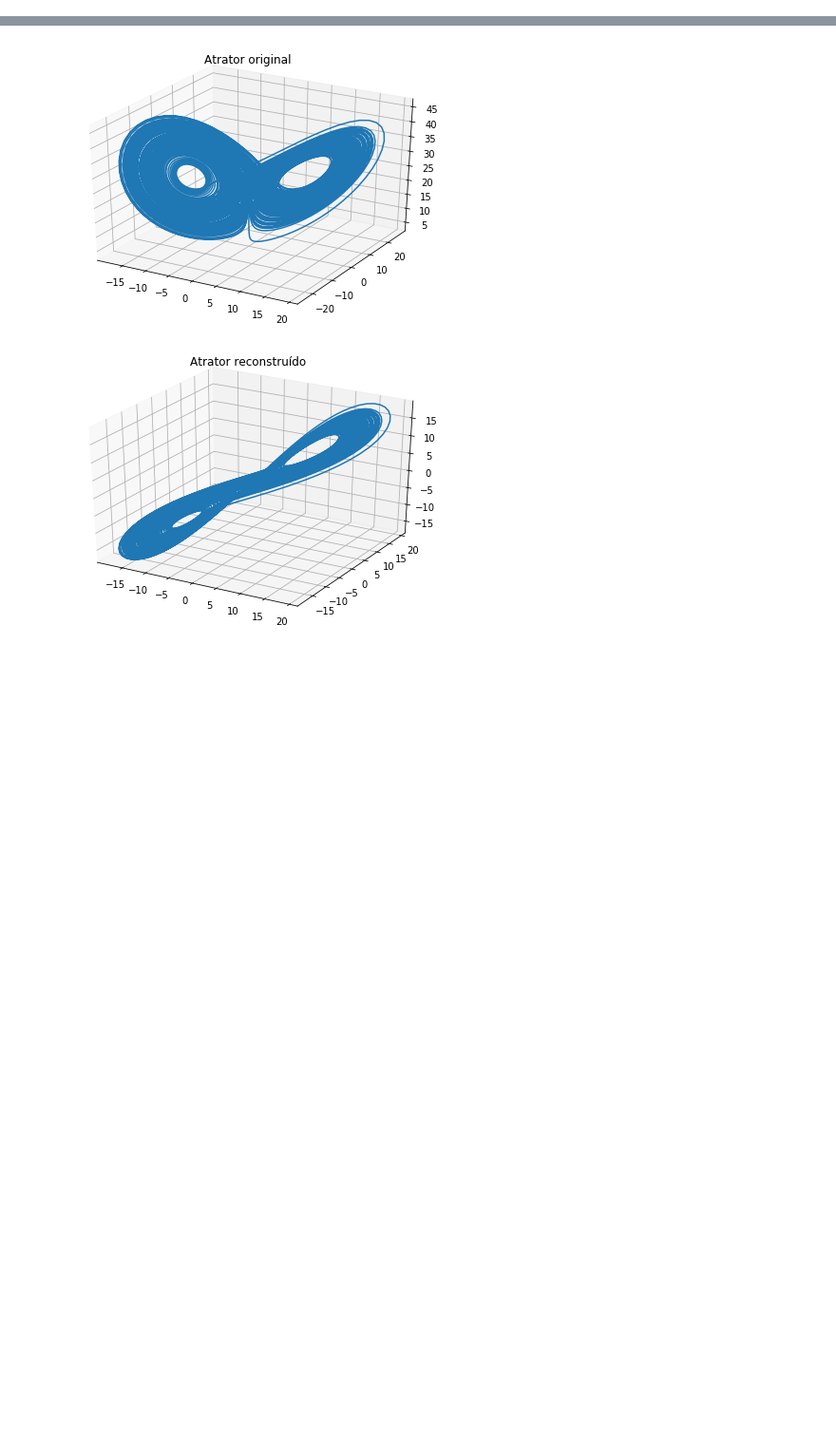
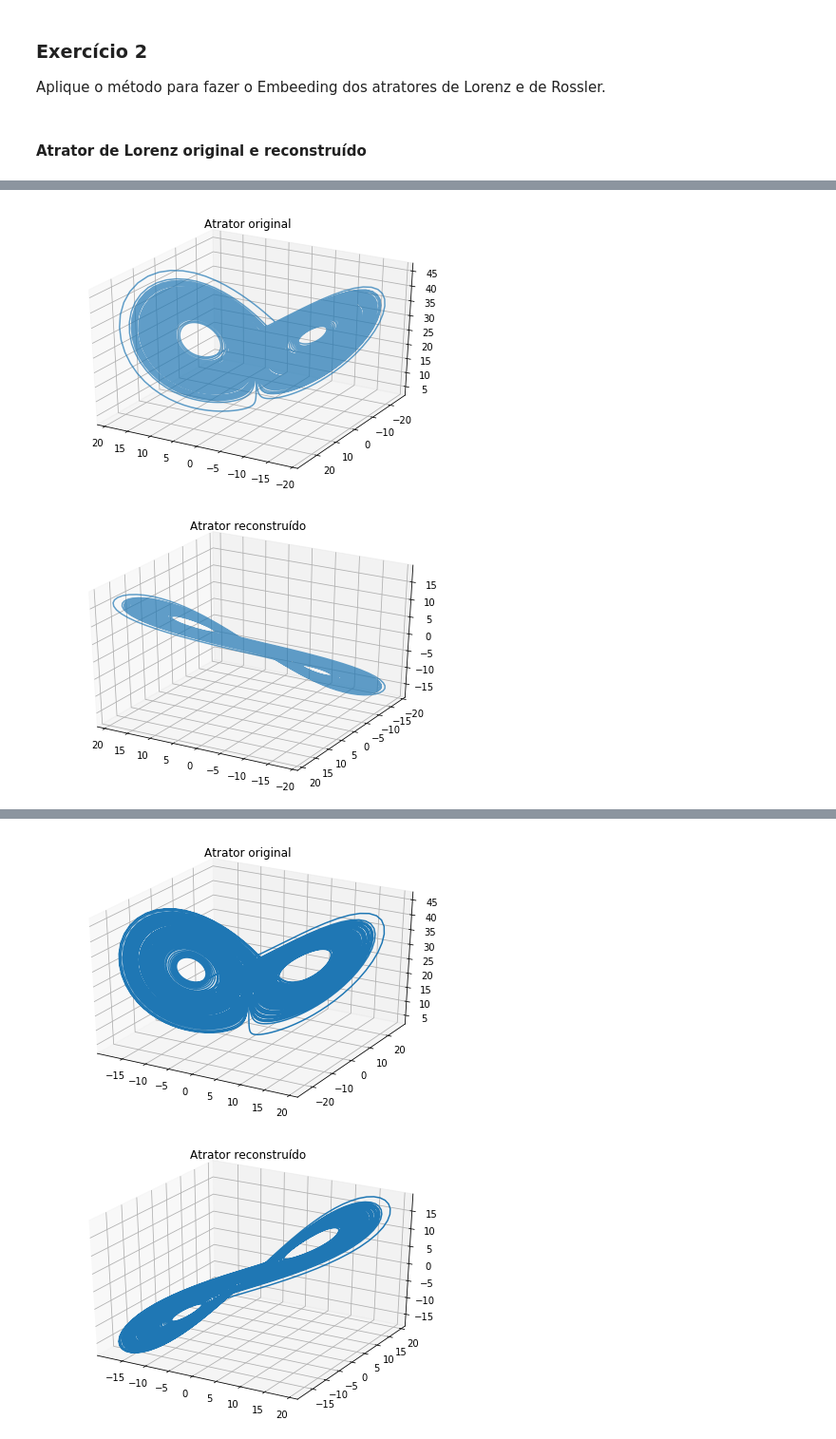
Before and after one commit to aronifanger/nltsa_app, a Jupyter notebook: Atratores/Relatório - Série VI.ipynb, the cells around one changed output, grey strips where cells are left out. Shown at 95% size. Cells and saved outputs as stored; diff of their text form; code cells hidden in the pictures; blank space fills up the shorter version.

```diff
--- a/Atratores/Reconstrução de atratores - Testes.ipynb
+++ b/Atratores/Relatório - Série VI.ipynb
@@ -409,0 +12,20 @@ def ex_6():
+# %%
+import numpy as np
+
+def psr(serie, m=2, tau=2):
+    """
+    Phase Space Reconstruction from Taken's Theorem
+    :param serie: original time serie
+    :param m: embedding dimention;
+    :param tau: lag;
+    :return: lagged time serie.
+    """
+    tail_size = -(m-1)*tau
+    if tail_size == 0:
+        return np.array([np.roll(serie, -i*tau) for i in range(m)])
+    else:
+        return np.array([np.roll(serie, -i*tau)[:-(m-1)*tau] for i in range(m)])
+# %% [markdown]
+### Exercício 2
+
+Aplique o método para fazer o Embeeding dos atratores de Lorenz e de Rossler.
@@ -409,0 +188,9 @@ def ex_6():
+# %% [markdown]
+#### Atrator de Lorenz original e reconstruído
+# %%
+original_series = generate(LorenzODE())
+plot3d(original_series, title="Atrator original", angle=120)
+
+reconstructed_series = psr(original_series[0], m=3, tau=3)
+plot3d(reconstructed_series, title="Atrator reconstruído", angle=120)
+# %% [output]
@@ -409,0 +199,2 @@ def ex_6():
+[figure, added]
+[figure, added]
```
Also changed, not shown: parts of 14 cells of this notebook, 1 other file.
